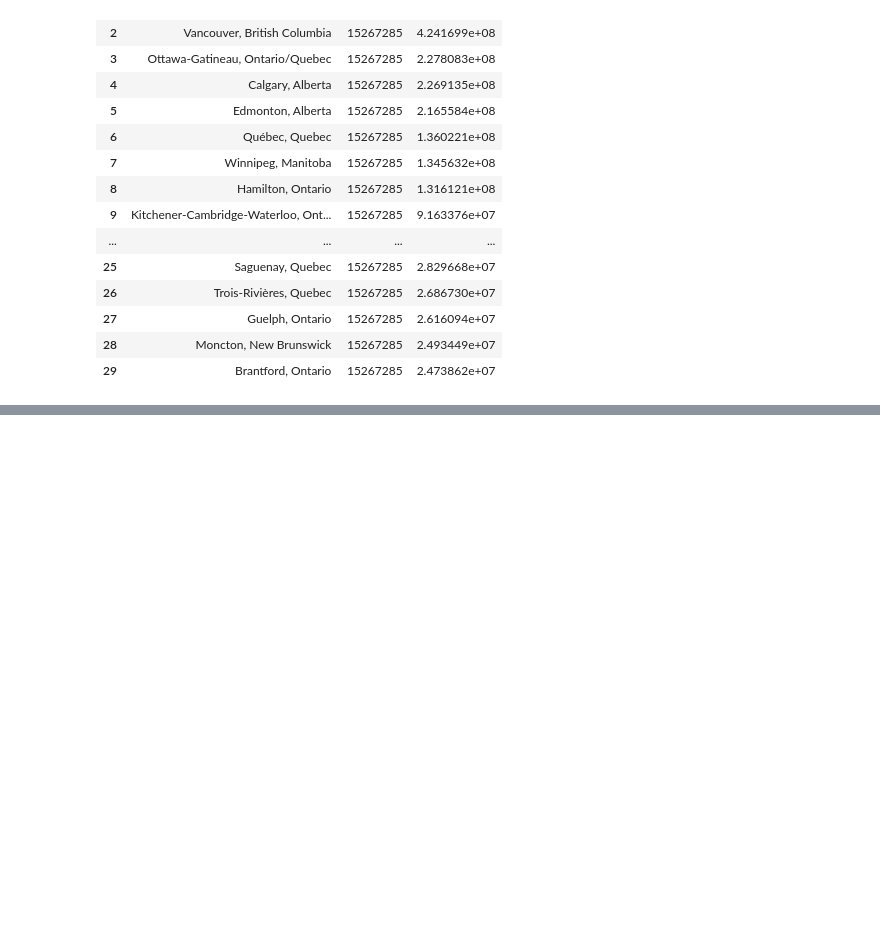
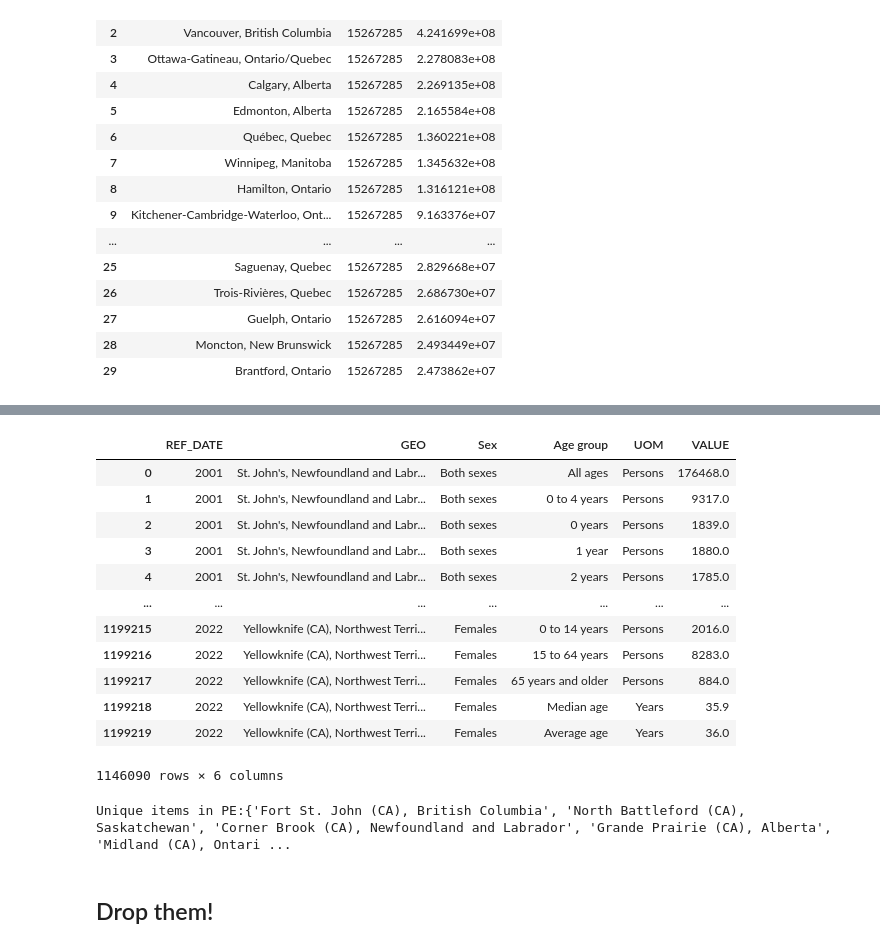
Before and after one commit to ubco-W2022T2-data301/project-group-group01, a Jupyter notebook: analysis/Logananalysis2.ipynb, the cells around one changed output, grey strips where cells are left out. Cells and saved outputs as stored; diff of their text form; code cells hidden in the pictures; blank space fills up the shorter version.

```diff
--- a/analysis/Logananalysis2.ipynb
+++ b/analysis/Logananalysis2.ipynb
@@ -309,0 +374,61 @@ Considering that the remaining unique items either have to do with Ottawa-Gatine
+# %%
+PE_Wrangled = PE_Wrangled.drop(PE_Wrangled[PE_Wrangled.GEO.isin(['Canada',
+                                                                'All areas outside census metropolitan areas and census agglomerations, Canada',
+                                                                'All census agglomerations, Canada',
+                                                                'All census metropolitan areas and census agglomerations, Canada',
+                                                                'All census metropolitan areas, Canada','Area outside census metropolitan areas and census agglomerations, Alberta',
+                                                                'Area outside census metropolitan areas and census agglomerations, British Columbia',
+                                                                'Area outside census metropolitan areas and census agglomerations, Manitoba',
+                                                                'Area outside census metropolitan areas and census agglomerations, New Brunswick',
+                                                                'Area outside census metropolitan areas and census agglomerations, Newfoundland and Labrador',
+                                                                'Area outside census metropolitan areas and census agglomerations, Northwest Territories',
+                                                                'Area outside census metropolitan areas and census agglomerations, Nova Scotia',
+                                                                'Area outside census metropolitan areas and census agglomerations, Nunavut',
+                                                                'Area outside census metropolitan areas and census agglomerations, Ontario',
+                                                                'Area outside census metropolitan areas and census agglomerations, Prince Edward Island',
+                                                                'Area outside census metropolitan areas and census agglomerations, Quebec',
+                                                                'Area outside census metropolitan areas and census agglomerations, Saskatchewan',
+                                                                'Area outside census metropolitan areas and census agglomerations, Yukon',
+                                                                'Ottawa - Gatineau (CMA), Ontario part, Ontario',
+                                                                'Ottawa - Gatineau (CMA), Quebec part, Quebec'])].index)
+PE_Wrangled = PE_Wrangled.reset_index()
+PE_Wrangled["GEO"] = PE_Wrangled["GEO"].str.replace(r'\(CMA\)', '').str.strip()
+PE_Wrangled["GEO"] = PE_Wrangled["GEO"].str.replace(r' ,', ',').str.strip()
+PE_Wrangled["GEO"] = PE_Wrangled["GEO"].str.replace(r' - ', '-').str.strip()
+PE_Wrangled = PE_Wrangled.drop(PE_Wrangled[PE_Wrangled.GEO.isin(['Barrie, Ontario',
+                                                                 'Abbotsford-Mission, British Columbia',
+                                                                 'Kingston, Ontario',
+                                                                 'Ottawa-Gatineau, Ontario/Quebec',
+                                                                 'Saguenay, Quebec',
+                                                                 'Brantford, Ontario',
+                                                                 'Moncton, New Brunswick'])].index)
+
+
+
+
+PE_Wrangled.to_csv("../data/processed/PE_Wrangled.csv")
+PE_Wrangled.drop(columns=["index"])
+# %% [output]
+|  | REF_DATE | GEO | Sex | Age group | UOM | VALUE |
+| 0 | 2001 | St. John's, Newfoundland and Labr... | Both sexes | All ages | Persons | 176468.0 |
+| 1 | 2001 | St. John's, Newfoundland and Labr... | Both sexes | 0 to 4 years | Persons | 9317.0 |
+| 2 | 2001 | St. John's, Newfoundland and Labr... | Both sexes | 0 years | Persons | 1839.0 |
+| 3 | 2001 | St. John's, Newfoundland and Labr... | Both sexes | 1 year | Persons | 1880.0 |
+| 4 | 2001 | St. John's, Newfoundland and Labr... | Both sexes | 2 years | Persons | 1785.0 |
+| ... | ... | ... | ... | ... | ... | ... |
+| 1199215 | 2022 | Yellowknife (CA), Northwest Terri... | Females | 0 to 14 years | Persons | 2016.0 |
+| 1199216 | 2022 | Yellowknife (CA), Northwest Terri... | Females | 15 to 64 years | Persons | 8283.0 |
+| 1199217 | 2022 | Yellowknife (CA), Northwest Terri... | Females | 65 years and older | Persons | 884.0 |
+| 1199218 | 2022 | Yellowknife (CA), Northwest Terri... | Females | Median age | Years | 35.9 |
+| 1199219 | 2022 | Yellowknife (CA), Northwest Terri... | Females | Average age | Years | 36.0 |
+1146090 rows × 6 columns
+# %%
+Regions3 = sorted(PE_ordered_filtered_v2['GEO'].unique().tolist())
+Regions4 = sorted(PE_Wrangled['GEO'].unique().tolist())
+
+unique_to_PE_Wrangled = set(Regions4) - set(Regions3)
+print(f"Unique items in PE:{unique_to_PE_Wrangled}")
+# %% [output]
+Unique items in PE:{'Fort St. John (CA), British Columbia', 'North Battleford (CA), Saskatchewan', 'Corner Brook (CA), Newfoundland and Labrador', 'Grande Prairie (CA), Alberta', 'Midland (CA), Ontari ...
+# %% [markdown]
+## Drop them!
```
Also changed, not shown: parts of 17 cells of this notebook.
